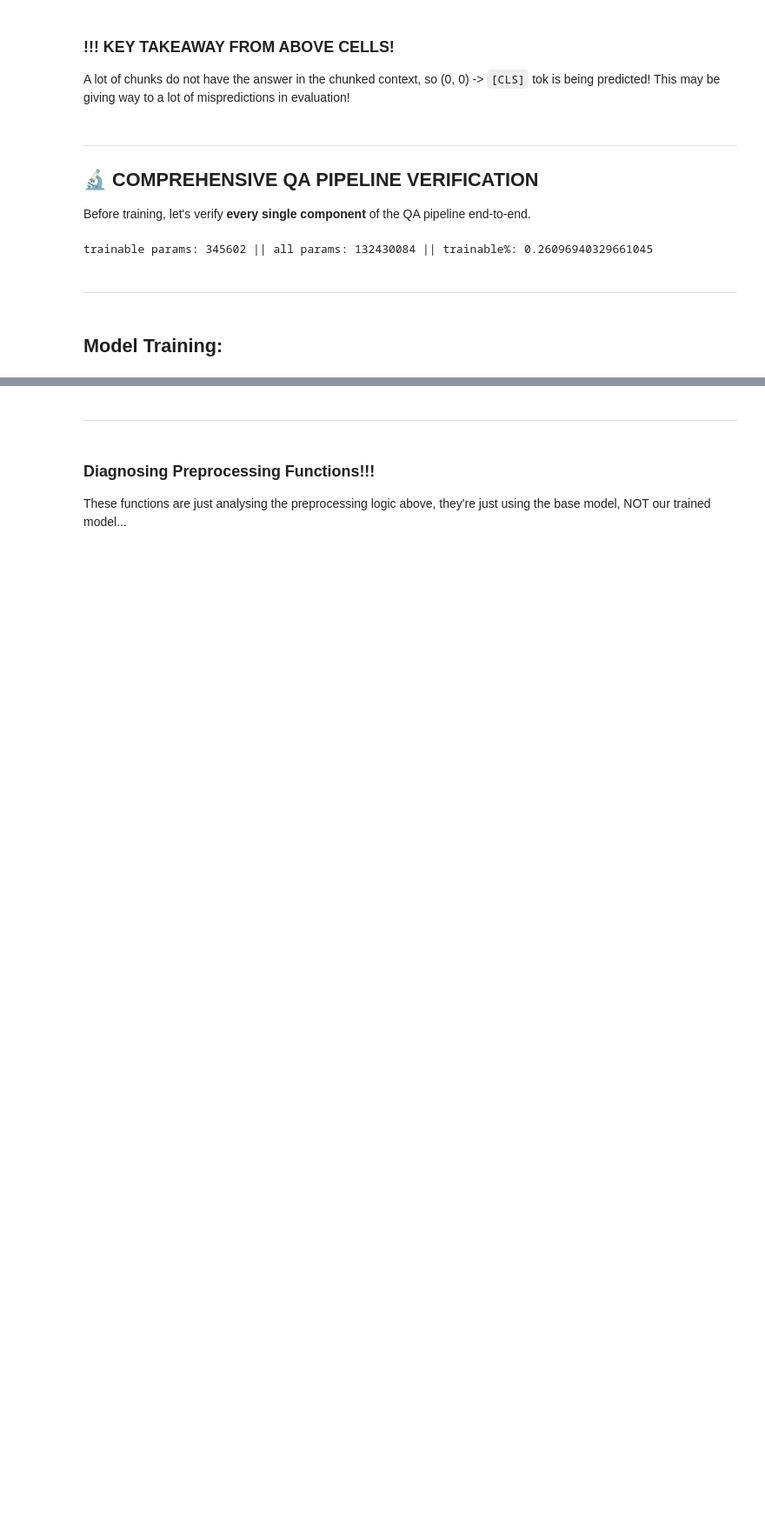
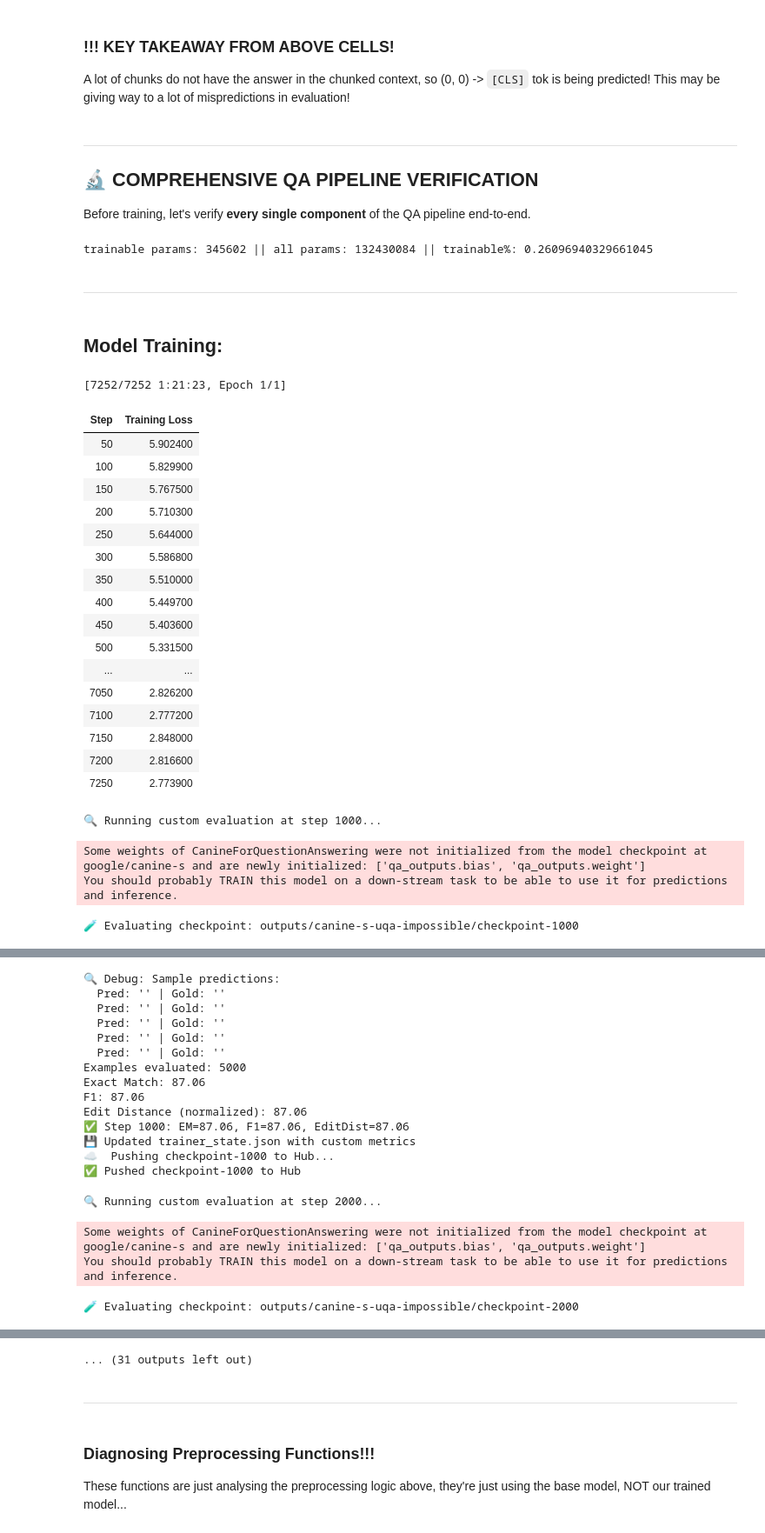
Before and after one commit to VohraAK/canine-replication, a Jupyter notebook: Train_CANINE_S_LoRA_UQA_impossibles.ipynb, the cells around one changed output, grey strips where cells are left out. Shown at 87% size. Drawn from its saved outputs; the diff is of its cells as text; code cells hidden in the pictures; blank space fills up the shorter version.

Commit message:
add trained impossibles

```diff
--- a/Train_CANINE_S_LoRA_UQA_impossibles.ipynb
+++ b/Train_CANINE_S_LoRA_UQA_impossibles.ipynb
@@ -1232,4 +1327,27 @@ trainer = Trainer(
     callbacks=[trainer_cb],
 )
 # %%
-# trainer.train()
+trainer.train()
+# %% [output]
+[7252/7252 1:21:23, Epoch 1/1]
+| Step | Training Loss |
+| 50 | 5.902400 |
+| 100 | 5.829900 |
+| 150 | 5.767500 |
+| 200 | 5.710300 |
+| 250 | 5.644000 |
+| 300 | 5.586800 |
+| 350 | 5.510000 |
+| 400 | 5.449700 |
+| 450 | 5.403600 |
+| 500 | 5.331500 |
+| ... | ... |
+| 7050 | 2.826200 |
+| 7100 | 2.777200 |
+| 7150 | 2.848000 |
+| 7200 | 2.816600 |
+| 7250 | 2.773900 |
+🔍 Running custom evaluation at step 1000...
+Some weights of CanineForQuestionAnswering were not initialized from the model checkpoint at google/canine-s and are newly initialized: ['qa_outputs.bias', 'qa_outputs.weight']
+You should probably TRAIN this model on a down-stream task to be able to use it for predictions and inference.
+🧪 Evaluating checkpoint: outputs/canine-s-uqa-impossible/checkpoint-1000
@@ -1235,0 +1355,18 @@ trainer = Trainer(
+🔍 Debug: Sample predictions:
+  Pred: '' | Gold: ''
+  Pred: '' | Gold: ''
+  Pred: '' | Gold: ''
+  Pred: '' | Gold: ''
+  Pred: '' | Gold: ''
+Examples evaluated: 5000
+Exact Match: 87.06
+F1: 87.06
+Edit Distance (normalized): 87.06
+✅ Step 1000: EM=87.06, F1=87.06, EditDist=87.06
+💾 Updated trainer_state.json with custom metrics
+☁️  Pushing checkpoint-1000 to Hub...
+✅ Pushed checkpoint-1000 to Hub
+🔍 Running custom evaluation at step 2000...
+Some weights of CanineForQuestionAnswering were not initialized from the model checkpoint at google/canine-s and are newly initialized: ['qa_outputs.bias', 'qa_outputs.weight']
+You should probably TRAIN this model on a down-stream task to be able to use it for predictions and inference.
+🧪 Evaluating checkpoint: outputs/canine-s-uqa-impossible/checkpoint-2000
@@ -1236,3 +1388,4 @@ trainer = Trainer(
+... (31 outputs left out)
 # %% [markdown]
 ---
 # %% [markdown]
```
Also changed, not shown: parts of 6 cells of this notebook.
